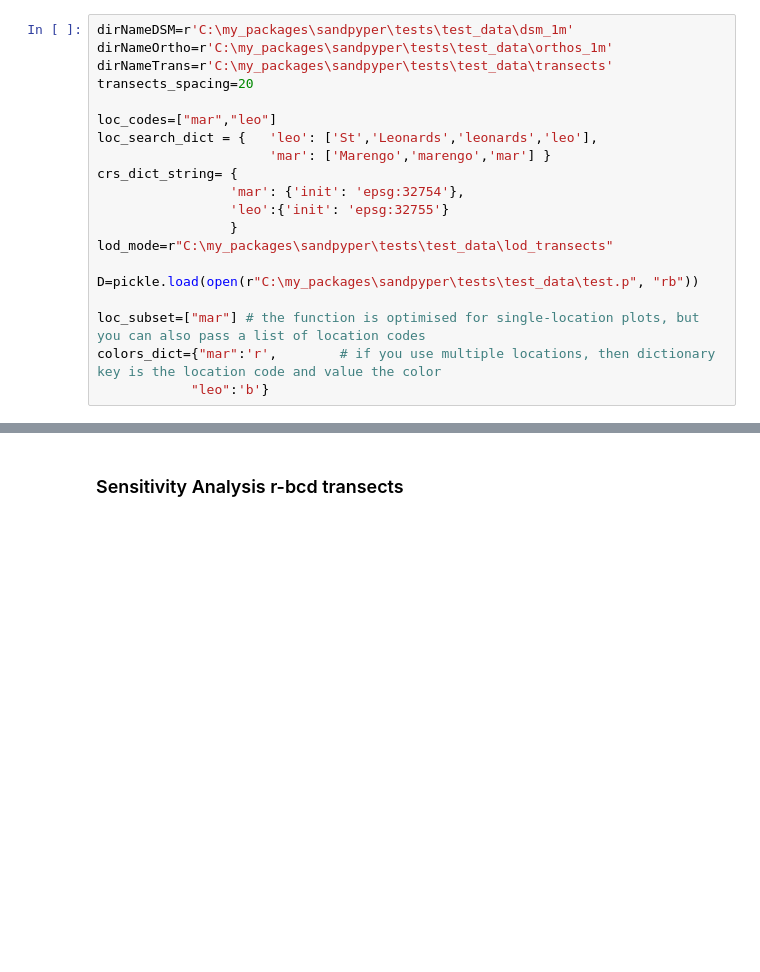
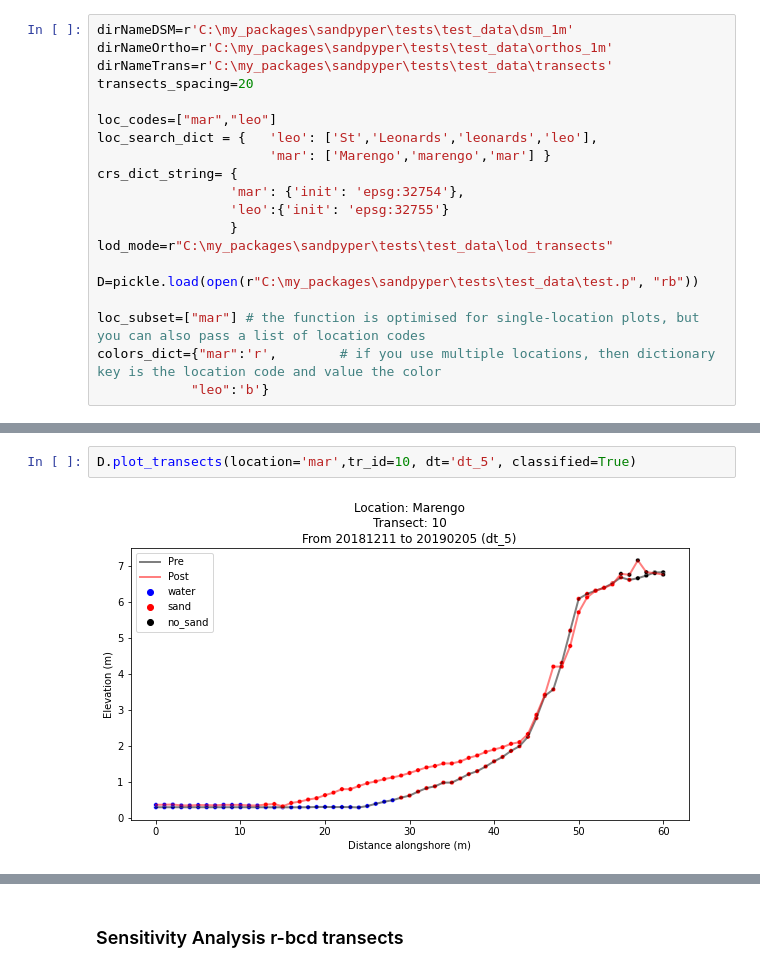
Before and after one commit to npucino/sandpyper, a Jupyter notebook: examples/Example_1_Profile_extraction-CLASS.ipynb, the cells around one changed output, grey strips where cells are left out. Drawn from its saved outputs; the diff is of its cells as text; blank space fills up the shorter version.

```diff
--- a/examples/Example_1_Profile_extraction-CLASS.ipynb
+++ b/examples/Example_1_Profile_extraction-CLASS.ipynb
@@ -64,2 +68,6 @@ colors_dict={"mar":'r',        # if you use multiple locations, then dictionary
+# %%
+D.plot_transects(location='mar',tr_id=10, dt='dt_5', classified=True)
+# %% [output]
+[figure, added]
 # %%
 D.compute_multitemporal(loc_full={'mar': 'Marengo',
```
Also changed, not shown: parts of 8 cells of this notebook, 1 other file.
